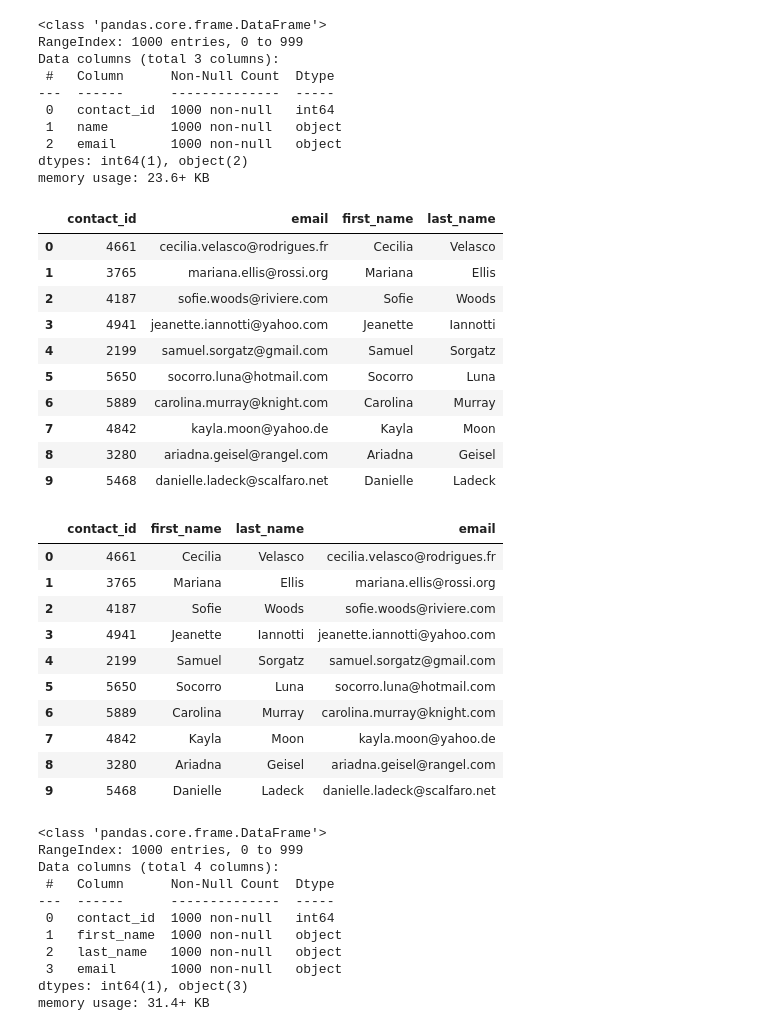
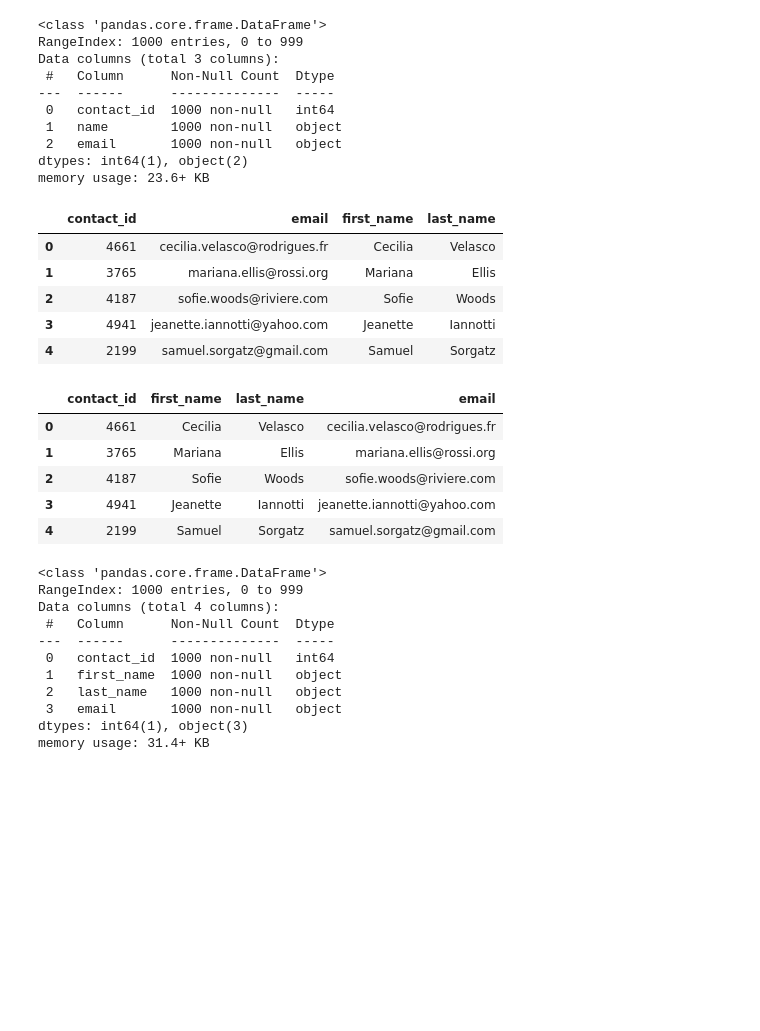
Before and after one commit to jgillas/Crowdfunding_ETL, a Jupyter notebook: ETL_Mini_Project_JGillas_THerbold_KWilliams.ipynb, the cells around one changed output. Drawn from its saved outputs; the diff is of its cells as text; code cells hidden in the pictures; blank space fills up the shorter version.

```diff
--- a/ETL_Mini_Project_JGillas_THerbold_KWilliams.ipynb
+++ b/ETL_Mini_Project_JGillas_THerbold_KWilliams.ipynb
@@ -310,7 +310,7 @@ campaign_cleaned.to_csv("Resources/campaign.csv", index=False)
 ### Extract the contacts.xlsx Data.
 # %%
 # Read the data into a Pandas DataFrame. Use the `header=2` parameter when reading in the data.
-contact_info_df = pd.read_excel('Resources/contacts.xlsx', header=2)
+contact_info_df = pd.read_excel('Resources/contacts.xlsx', header=2, engine='openpyxl')
 contact_info_df.head()
 # %% [output]
 |  | contact_info |
@@ -334,8 +334,13 @@ Then export the DataFrame as a `contacts.csv` CSV file.
 # %%
 # Iterate through the contact_info_df and convert each row to a dictionary.
 import json
+
 dict_values = []
-
+for i, row in contact_info_df.iterrows():
+    data = row[0]
+    converted_data = json.loads(data)
+    row_values = [j for k, j in converted_data.items()]
+    dict_values.append(row_values)
 
 # Print out the list of values for each row.
 print(dict_values)
@@ -344,6 +349,9 @@ print(dict_values)
 # %%
 # Create a contact_info DataFrame and add each list of values, i.e., each row
 # to the 'contact_id', 'name', 'email' columns.
+columns = ['contact_id', 'name', 'email']
+contact_info_df = pd.DataFrame(dict_values, columns = columns)
+contact_info_df.head()
 # %% [output]
 |  | contact_id | name | email |
 | 0 | 4661 | Cecilia Velasco | cecilia.velasco@rodrigues.fr |
@@ -366,23 +375,22 @@ dtypes: int64(1), object(2)
 memory usage: 23.6+ KB
 # %%
 # Create a "first"name" and "last_name" column with the first and last names from the "name" column.
-
+contact_info_df[['first_name', 'last_name']] = contact_info_df['name'].str.split(' ', expand=True)
 
 # Drop the contact_name column
+contact_info_df.drop(columns=['name'], inplace=True)
+contact_info_df.head()
 # %% [output]
 |  | contact_id | email | first_name | last_name |
 | 0 | 4661 | cecilia.velasco@rodrigues.fr | Cecilia | Velasco |
 | 1 | 3765 | mariana.ellis@rossi.org | Mariana | Ellis |
 | 2 | 4187 | sofie.woods@riviere.com | Sofie | Woods |
 | 3 | 4941 | jeanette.iannotti@yahoo.com | Jeanette | Iannotti |
 | 4 | 2199 | samuel.sorgatz@gmail.com | Samuel | Sorgatz |
-| 5 | 5650 | socorro.luna@hotmail.com | Socorro | Luna |
-| 6 | 5889 | carolina.murray@knight.com | Carolina | Murray |
-| 7 | 4842 | kayla.moon@yahoo.de | Kayla | Moon |
-| 8 | 3280 | ariadna.geisel@rangel.com | Ariadna | Geisel |
-| 9 | 5468 | danielle.ladeck@scalfaro.net | Danielle | Ladeck |
 # %%
 # Reorder the columns
+contact_info_df_clean = contact_info_df[['contact_id', 'first_name', 'last_name', 'email']]
+contact_info_df_clean.head()
 # %% [output]
 |  | contact_id | first_name | last_name | email |
 | 0 | 4661 | Cecilia | Velasco | cecilia.velasco@rodrigues.fr |
@@ -390,10 +398,5 @@ memory usage: 23.6+ KB
 | 2 | 4187 | Sofie | Woods | sofie.woods@riviere.com |
 | 3 | 4941 | Jeanette | Iannotti | jeanette.iannotti@yahoo.com |
 | 4 | 2199 | Samuel | Sorgatz | samuel.sorgatz@gmail.com |
-| 5 | 5650 | Socorro | Luna | socorro.luna@hotmail.com |
-| 6 | 5889 | Carolina | Murray | carolina.murray@knight.com |
-| 7 | 4842 | Kayla | Moon | kayla.moon@yahoo.de |
-| 8 | 3280 | Ariadna | Geisel | ariadna.geisel@rangel.com |
-| 9 | 5468 | Danielle | Ladeck | danielle.ladeck@scalfaro.net |
 # %%
 # Check the datatypes one more time before exporting as CSV file.
```
Also changed, not shown: parts of 3 cells of this notebook, 1 other file.
